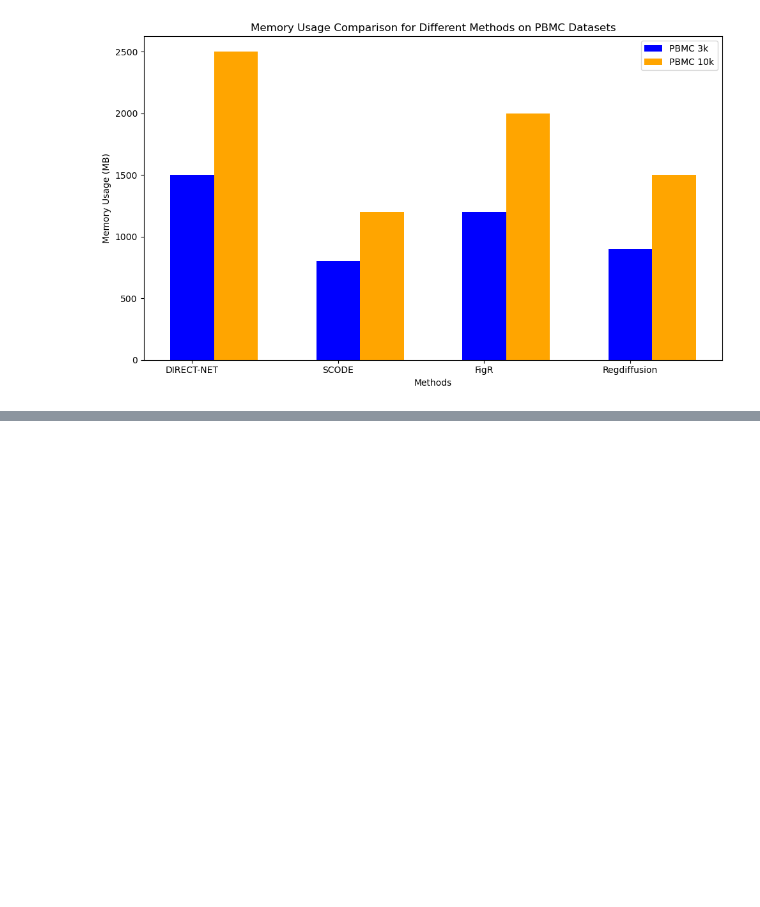
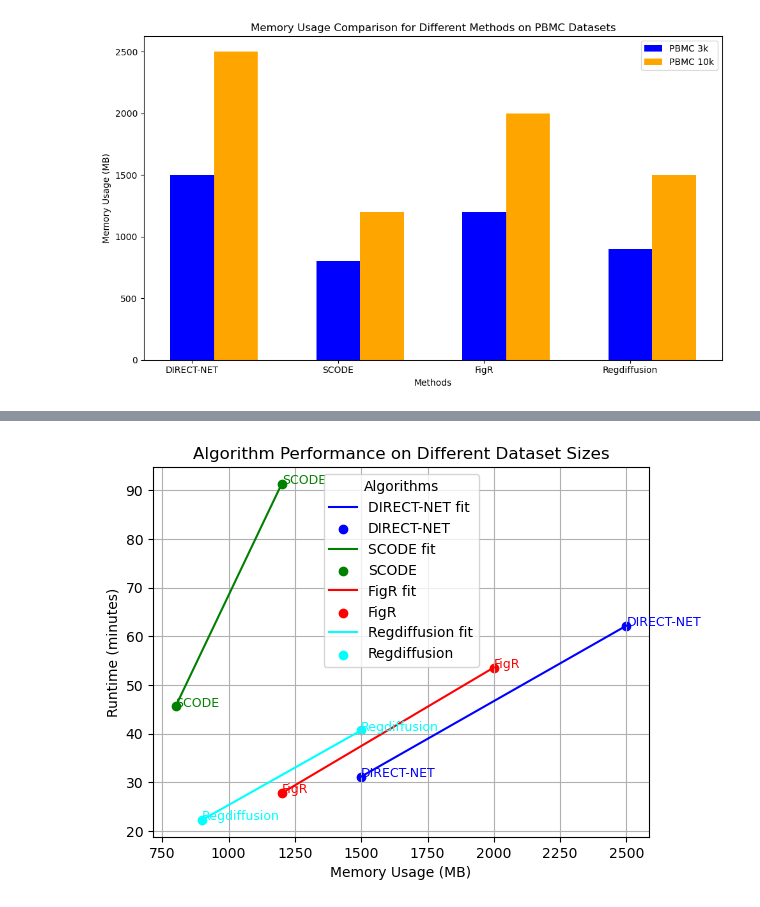
Before and after one commit to Sciencieux/GRN-Inference-PBMC, a Jupyter notebook: plot.ipynb, the cells around one changed output, grey strips where cells are left out. Saved outputs shown, nothing was run; the diff lists cells and outputs as text; code cells hidden in the pictures; blank space fills up the shorter version.

```diff
--- a/plot.ipynb
+++ b/plot.ipynb
@@ -48,0 +81,47 @@ plt.show()
+# %%
+import matplotlib.pyplot as plt
+import numpy as np
+from scipy.stats import linregress
+
+# data
+methods = ['DIRECT-NET', 'SCODE', 'FigR', 'Regdiffusion']
+memory_pbmc3k = [1500, 800, 1200, 900]
+time_pbmc3k = [31.2, 45.6, 27.8, 22.3]
+memory_pbmc10k = [2500, 1200, 2000, 1500]
+time_pbmc10k = [62.2, 91.3, 53.6, 40.7]
+
+colors = ['blue', 'green', 'red', 'cyan']
+
+# Create axis and plot
+fig, ax = plt.subplots()
+
+# Linear fitting of data points for each algorithm
+for i, method in enumerate(methods):
+    # PBMC3K
+    x3k = np.array([memory_pbmc3k[i], memory_pbmc10k[i]])
+    y3k = np.array([time_pbmc3k[i], time_pbmc10k[i]])
+    slope, intercept, r_value, p_value, std_err = linregress(x3k, y3k)
+
+    # Draw fitting line
+    ax.plot(x3k, y3k, label=f'{method} fit', color=colors[i])
+
+    # Add data points and labels
+    ax.scatter(x3k, y3k, color=colors[i], label=method)
+    ax.text(memory_pbmc3k[i], time_pbmc3k[i], method, color=colors[i], fontsize=9)
+    ax.text(memory_pbmc10k[i], time_pbmc10k[i], method, color=colors[i], fontsize=9)
+
+# Set legend
+ax.legend(title='Algorithms', loc='best')
+
+# Set title and axis labels
+ax.set_title('Algorithm Performance on Different Dataset Sizes')
+ax.set_xlabel('Memory Usage (MB)')
+ax.set_ylabel('Runtime (minutes)')
+
+# Show the grid
+ax.grid(True)
+
+# Show the figure
+plt.show()
+# %% [output]
+[figure, added]
```
Also changed, not shown: parts of 3 cells of this notebook.
